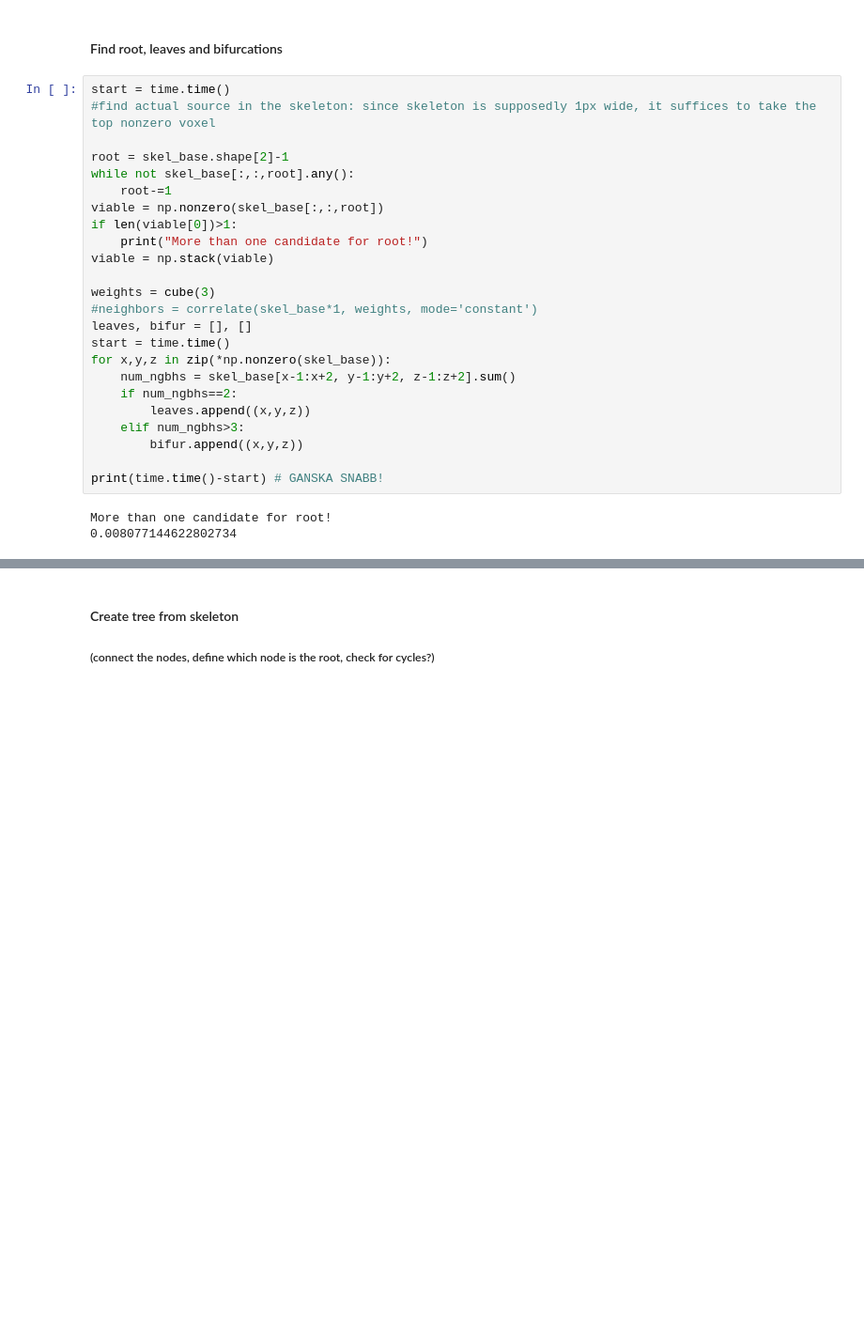
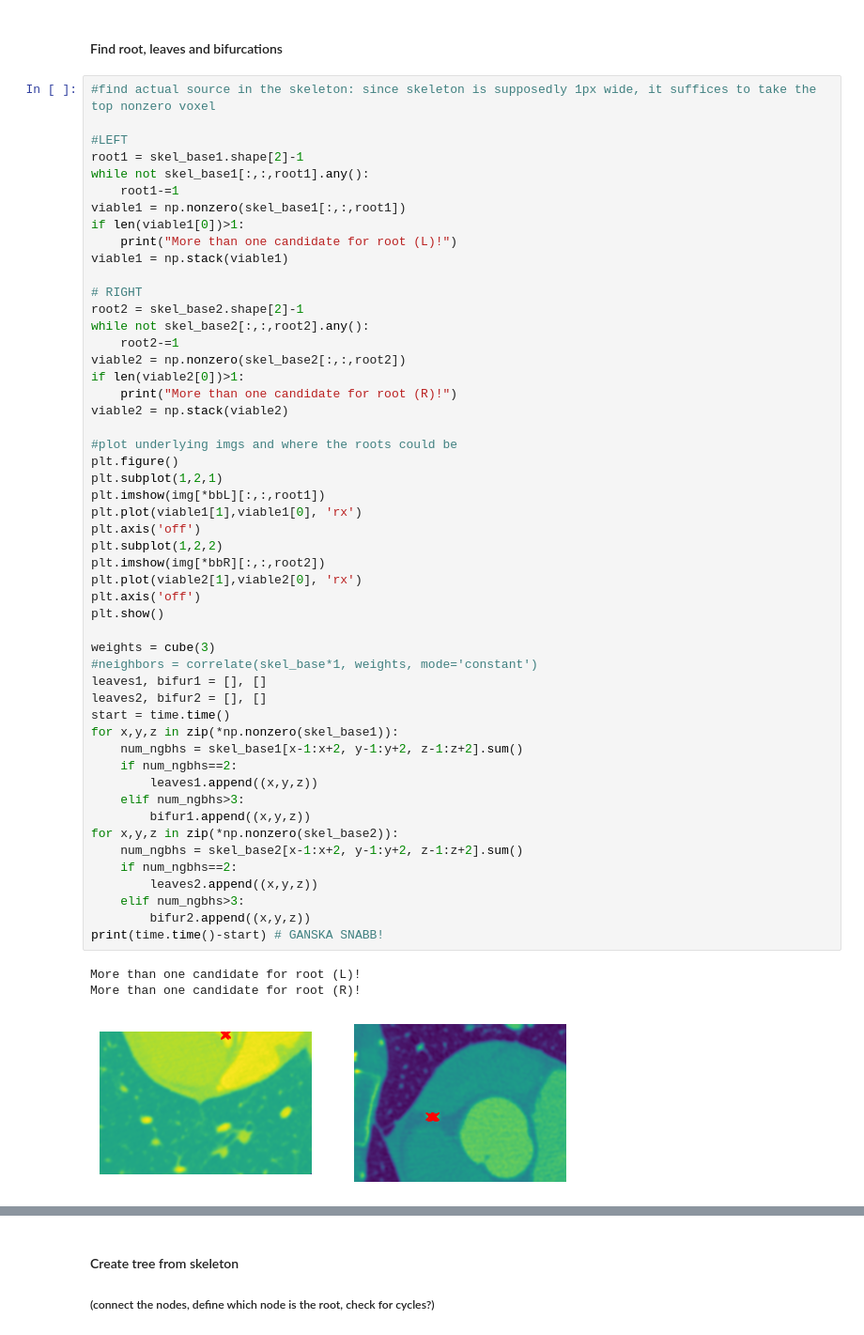
Before and after one commit to EvaBr/cardiovas, a Jupyter notebook: TMD.ipynb, the cells around one changed output, grey strips where cells are left out. Shown: that part at 94% size. Cells and saved outputs as stored; diff of their text form; blank space fills up the shorter version.

```diff
--- a/TMD.ipynb
+++ b/TMD.ipynb
@@ -94,29 +102,57 @@ plt.imshow(skel_base.max(axis=2))
 # %% [markdown]
 #### Find root, leaves and bifurcations
 # %%
-start = time.time()
 #find actual source in the skeleton: since skeleton is supposedly 1px wide, it suffices to take the top nonzero voxel
 
-root = skel_base.shape[2]-1
-while not skel_base[:,:,root].any():
-    root-=1
-viable = np.nonzero(skel_base[:,:,root])
-if len(viable[0])>1:
-    print("More than one candidate for root!")
-viable = np.stack(viable)
+#LEFT
+root1 = skel_base1.shape[2]-1
+while not skel_base1[:,:,root1].any():
+    root1-=1
+viable1 = np.nonzero(skel_base1[:,:,root1])
+if len(viable1[0])>1:
+    print("More than one candidate for root (L)!")
+viable1 = np.stack(viable1)
+
+# RIGHT
+root2 = skel_base2.shape[2]-1
+while not skel_base2[:,:,root2].any():
+    root2-=1
+viable2 = np.nonzero(skel_base2[:,:,root2])
+if len(viable2[0])>1:
+    print("More than one candidate for root (R)!")
+viable2 = np.stack(viable2)
+
+#plot underlying imgs and where the roots could be
+plt.figure()
+plt.subplot(1,2,1)
+plt.imshow(img[*bbL][:,:,root1])
+plt.plot(viable1[1],viable1[0], 'rx')
+plt.axis('off')
+plt.subplot(1,2,2)
+plt.imshow(img[*bbR][:,:,root2])
+plt.plot(viable2[1],viable2[0], 'rx')
+plt.axis('off')
+plt.show()
 
 weights = cube(3)
 #neighbors = correlate(skel_base*1, weights, mode='constant')
-leaves, bifur = [], []
+leaves1, bifur1 = [], []
+leaves2, bifur2 = [], []
 start = time.time()
-for x,y,z in zip(*np.nonzero(skel_base)):
-    num_ngbhs = skel_base[x-1:x+2, y-1:y+2, z-1:z+2].sum()
+for x,y,z in zip(*np.nonzero(skel_base1)):
+    num_ngbhs = skel_base1[x-1:x+2, y-1:y+2, z-1:z+2].sum()
     if num_ngbhs==2:
-        leaves.append((x,y,z))
+        leaves1.append((x,y,z))
     elif num_ngbhs>3:
-        bifur.append((x,y,z))
-
+        bifur1.append((x,y,z))
+for x,y,z in zip(*np.nonzero(skel_base2)):
+    num_ngbhs = skel_base2[x-1:x+2, y-1:y+2, z-1:z+2].sum()
+    if num_ngbhs==2:
+        leaves2.append((x,y,z))
+    elif num_ngbhs>3:
+        bifur2.append((x,y,z))
 print(time.time()-start) # GANSKA SNABB!
 # %% [output]
-More than one candidate for root!
-0.008077144622802734
+More than one candidate for root (L)!
+More than one candidate for root (R)!
+[figure, added]
```
Also changed, not shown: parts of 19 cells of this notebook.
